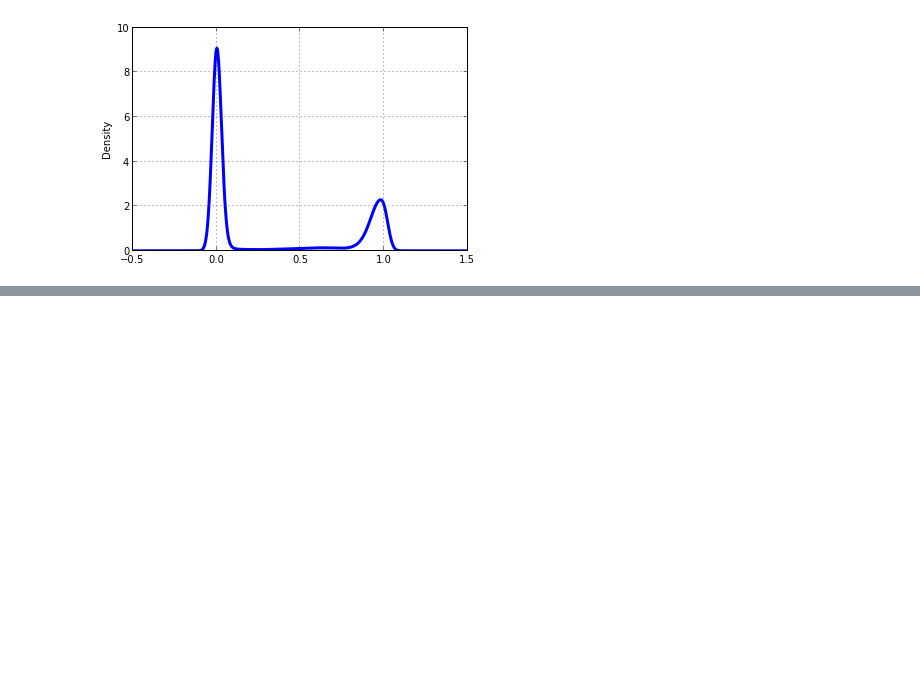
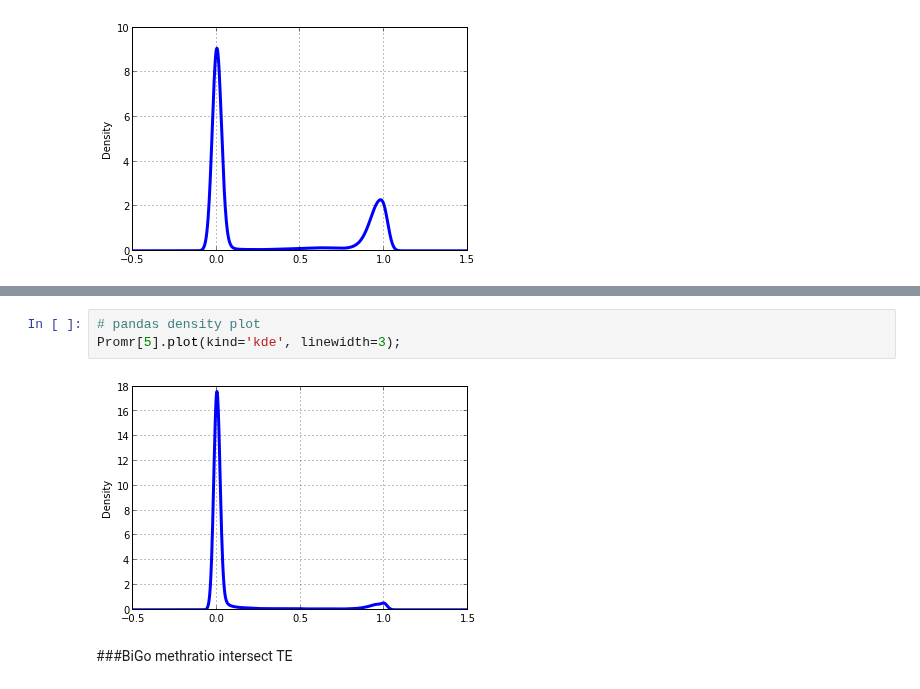
Before and after one commit to sr320/ipython_nb, a Jupyter notebook: BiGo_methratio.ipynb, the cells around one changed output, grey strips where cells are left out. Saved outputs shown, nothing was run; the diff lists cells and outputs as text; blank space fills up the shorter version.

```diff
--- a/BiGo_methratio.ipynb
+++ b/BiGo_methratio.ipynb
@@ -305,0 +377,7 @@ CDSmr[5].plot(kind='kde', linewidth=3);
+# %%
+# pandas density plot
+Promr[5].plot(kind='kde', linewidth=3);
+# %% [output]
+[figure, added]
+# %% [markdown]
+###BiGo methratio intersect TE
```
Also changed, not shown: parts of 26 cells of this notebook, 2 other files.
